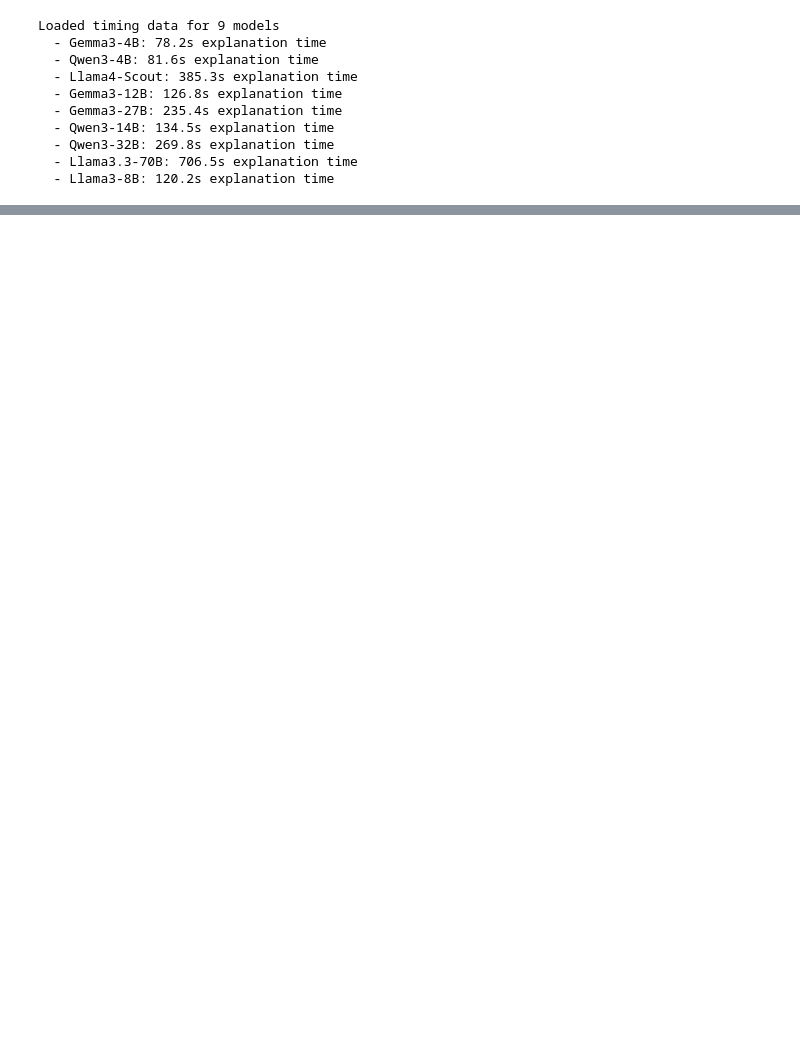
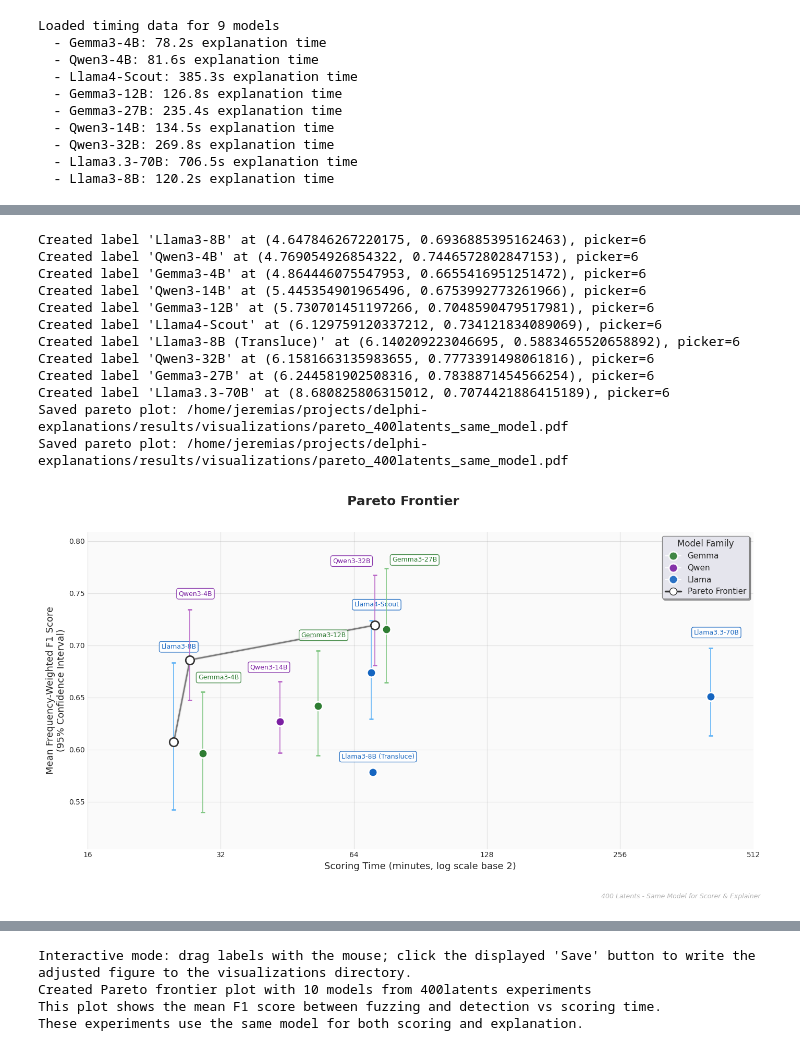
Before and after one commit to Jazhyc/delphi-explanations, a Jupyter notebook: scripts/explainer_model_analysis.ipynb, the cells around one changed output, grey strips where cells are left out. Cells and saved outputs as stored; diff of their text form; code cells hidden in the pictures; blank space fills up the shorter version.

```diff
--- a/scripts/explainer_model_analysis.ipynb
+++ b/scripts/explainer_model_analysis.ipynb
@@ -56,7 +56,7 @@ BOOTSTRAP_SAMPLES = 4000  # Number of bootstrap resamples when enabled
 CONFIDENCE_LEVEL = 0.95
 
 # Configuration - Update to use Qwen Explainer directory
-EXPERIMENT_DIR = "Qwen Explainer"  # Changed from MODEL_PREFIX approach
+EXPERIMENT_DIR = "Qwen32B Scorer"  # Changed from MODEL_PREFIX approach
 LATENTS_COUNT = 400  # Number of latents used in experiments
 COMPARE_THINKING_MODES = False  # Set to True to compare both thinking and non-thinking modes (Currently broken if set to True)
 
@@ -1018,0 +1158,15 @@ This plot shows the mean F1 score between fuzzing and detection vs explanation t
+# %%
+# Compute error bars for 400latents data
+print("\nComputing error bars for 400latents data...")
+error_bar_tables_400 = {}
+
+all_score_types_400 = set()
+for data in model_results_400.values():
+    all_score_types_400.update(list(data['processed_df']['score_type'].unique()))
+all_score_types_400 = sorted(list(all_score_types_400))
+
+for st in all_score_types_400:
+    print(f"Computing error bars for score type: {st} (bootstrap={ENABLE_BOOTSTRAP})")
+    error_bar_tables_400[st] = compute_error_bars(model_results_400, st, enable_bootstrap=ENABLE_BOOTSTRAP, n_boot=BOOTSTRAP_SAMPLES, confidence=CONFIDENCE_LEVEL)
+
+print("Error bars computed for 400latents data")
@@ -1018,0 +1222,35 @@ This plot shows the mean F1 score between fuzzing and detection vs explanation t
+# %%
+# 400 Latents Pareto plot (Same Model for Scorer and Explainer)
+# Run this cell to get an interactive plot you can drag labels on and save.
+fig_400, dr_400, pts_df_400 = plot_pareto_frontier_generic(
+    model_results_400,
+    timing_map_400,
+    error_bar_tables_400,
+    title="Pareto Frontier",
+    xlabel=f'Total Time (minutes, log scale base {LOG_BASE})',
+    output_prefix="pareto_400latents_same_model",
+    footer_text="Same Model for Scorer & Explainer (400 Latents)",
+    save_on_init=True,
+    show=True
+)
+
+if fig_400 is None:
+    print("400 Latents plot skipped or had no data.")
+else:
+    print(f"Created Pareto frontier plot with {len(pts_df_400)} models from 400latents experiments")
+    print("This plot shows the mean F1 score between fuzzing and detection vs scoring time.")
+    print("These experiments use the same model for both scoring and explanation.")
+# %% [output]
+Created label 'Llama3-8B' at (4.647846267220175, 0.6936885395162463), picker=6
+Created label 'Qwen3-4B' at (4.769054926854322, 0.7446572802847153), picker=6
+Created label 'Gemma3-4B' at (4.864446075547953, 0.6655416951251472), picker=6
+Created label 'Qwen3-14B' at (5.445354901965496, 0.6753992773261966), picker=6
+Created label 'Gemma3-12B' at (5.730701451197266, 0.7048590479517981), picker=6
+Created label 'Llama4-Scout' at (6.129759120337212, 0.734121834089069), picker=6
+Created label 'Llama3-8B (Transluce)' at (6.140209223046695, 0.5883465520658892), picker=6
+Created label 'Qwen3-32B' at (6.1581663135983655, 0.7773391498061816), picker=6
+Created label 'Gemma3-27B' at (6.244581902508316, 0.7838871454566254), picker=6
+Created label 'Llama3.3-70B' at (8.680825806315012, 0.7074421886415189), picker=6
+Saved pareto plot: /home/jeremias/projects/delphi-explanations/results/visualizations/pareto_400latents_same_model.pdf
+Saved pareto plot: /home/jeremias/projects/delphi-explanations/results/visualizations/pareto_400latents_same_model.pdf
+[figure, added]
@@ -1018,0 +1258,4 @@ This plot shows the mean F1 score between fuzzing and detection vs explanation t
+Interactive mode: drag labels with the mouse; click the displayed 'Save' button to write the adjusted figure to the visualizations directory.
+Created Pareto frontier plot with 10 models from 400latents experiments
+This plot shows the mean F1 score between fuzzing and detection vs scoring time.
+These experiments use the same model for both scoring and explanation.
```
Also changed, not shown: parts of 10 cells of this notebook, 1 other file.
